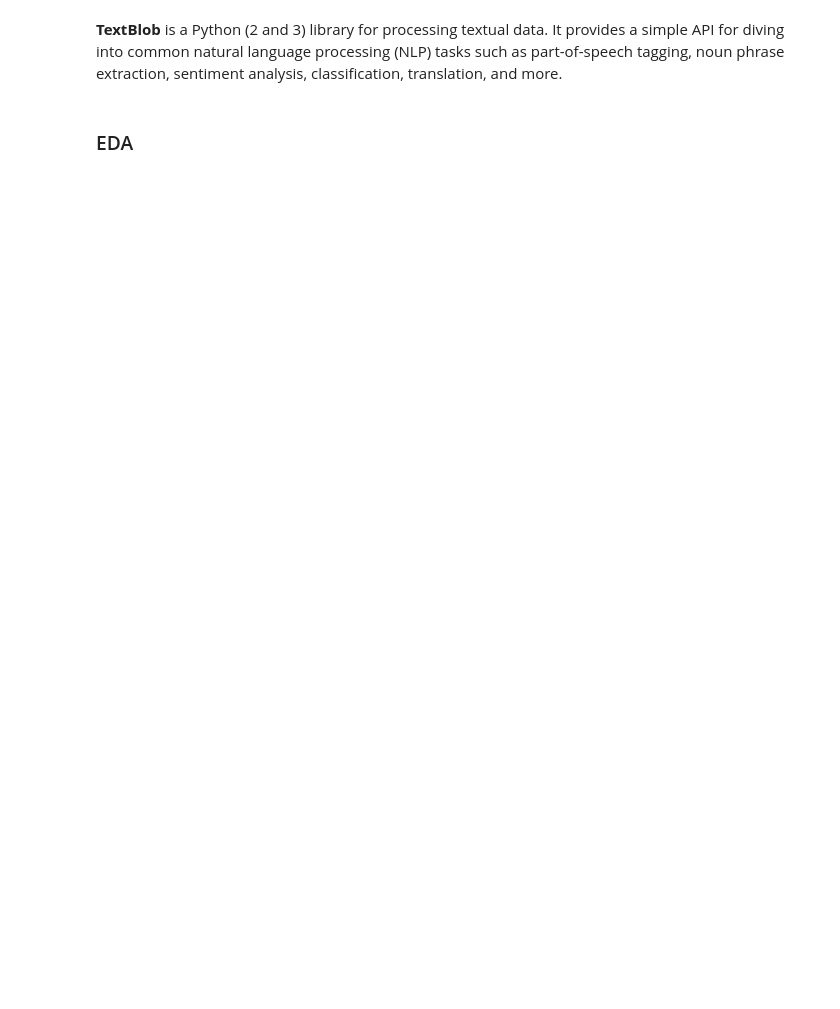
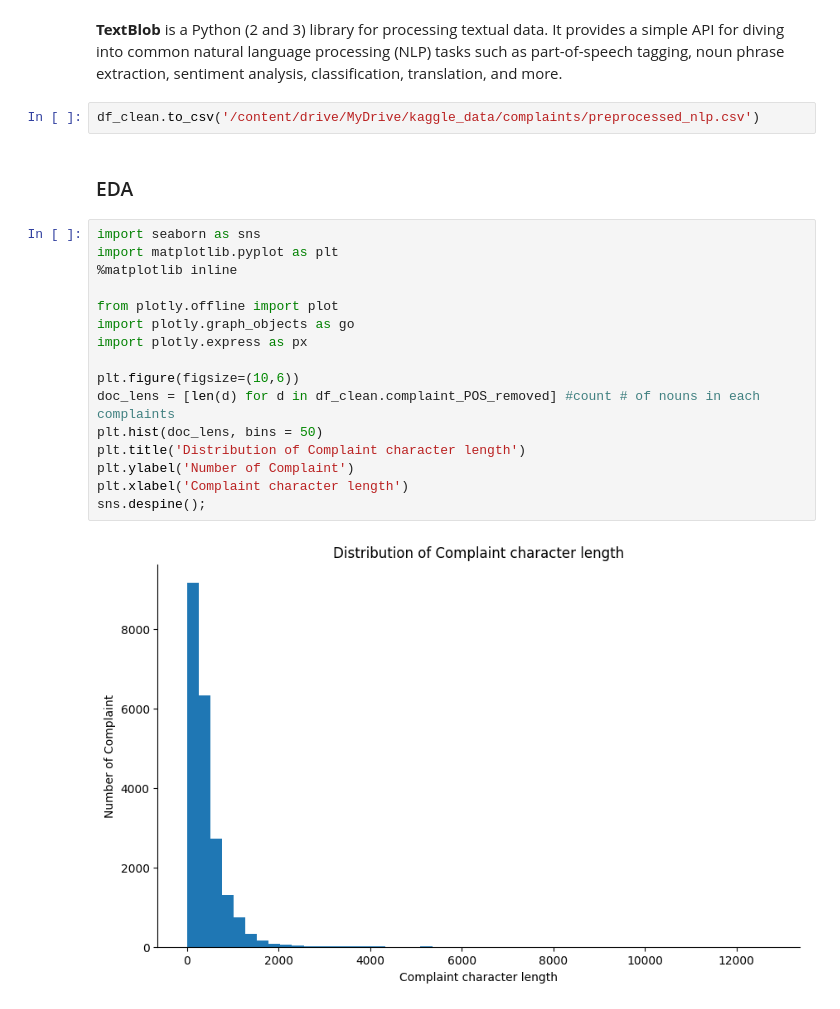
Before and after one commit to ShawnLiu119/NLP_Bank_Complaint_Classification, a Jupyter notebook: CustomerComplaint_Classification_NLP.ipynb, the cells around one changed output. Cells and saved outputs as stored; diff of their text form; blank space fills up the shorter version.

```diff
--- a/CustomerComplaint_Classification_NLP.ipynb
+++ b/CustomerComplaint_Classification_NLP.ipynb
@@ -304,4 +323,24 @@ To download the necessary data, simply run
 # %% [markdown]
 **TextBlob** is a Python (2 and 3) library for processing textual data. It provides a simple API for diving into common natural language processing (NLP) tasks such as part-of-speech tagging, noun phrase extraction, sentiment analysis, classification, translation, and more.
+# %%
+df_clean.to_csv('/content/drive/MyDrive/kaggle_data/complaints/preprocessed_nlp.csv')
 # %% [markdown]
 ### EDA
+# %%
+import seaborn as sns
+import matplotlib.pyplot as plt
+%matplotlib inline
+
+from plotly.offline import plot
+import plotly.graph_objects as go
+import plotly.express as px
+
+plt.figure(figsize=(10,6))
+doc_lens = [len(d) for d in df_clean.complaint_POS_removed] #count # of nouns in each complaints
+plt.hist(doc_lens, bins = 50)
+plt.title('Distribution of Complaint character length')
+plt.ylabel('Number of Complaint')
+plt.xlabel('Complaint character length')
+sns.despine();
+# %% [output]
+[figure, added]
```
Also changed, not shown: parts of 21 cells of this notebook.
